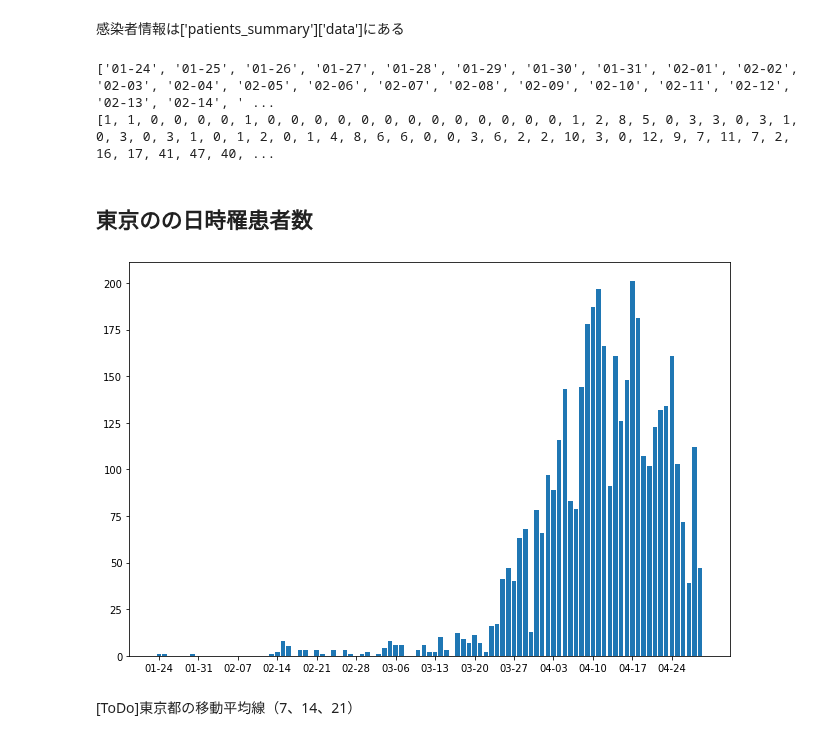
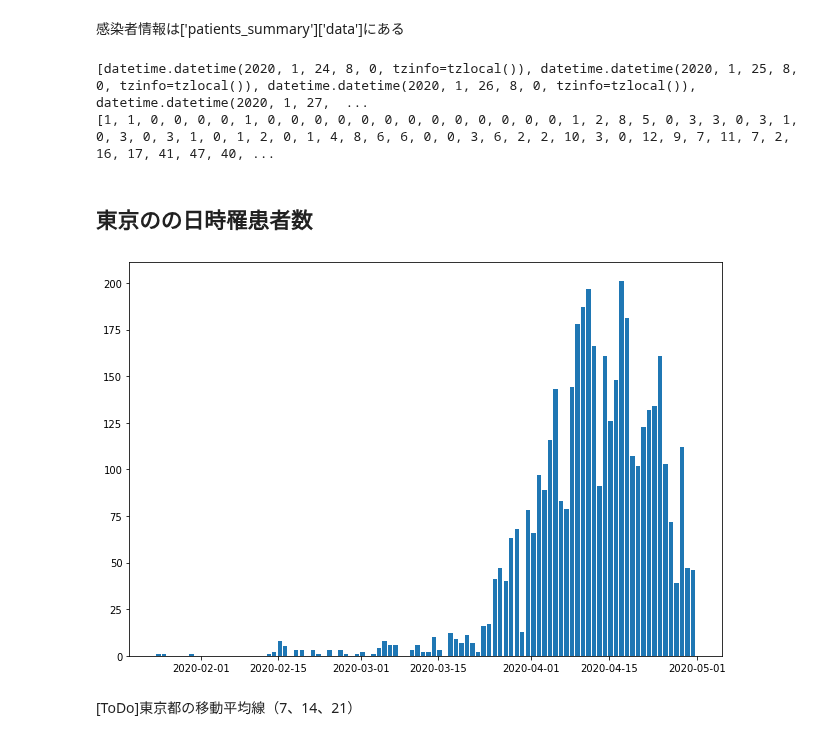
Before and after one commit to pekopeko1/covid-19, a Jupyter notebook: covid_19.ipynb, the cells around one changed output. Drawn from its saved outputs; the diff is of its cells as text; code cells hidden in the pictures.

```diff
--- a/covid_19.ipynb
+++ b/covid_19.ipynb
@@ -20,28 +20,28 @@ covid19_tokyo.json  100%[===================>]   1.15M  --.-KB/s    in 0.08s
 感染者情報は['patients_summary']['data']にある
 # %%
 import pandas as pd
+from dateutil.parser import parse
 data = pd.read_json('covid19_tokyo.json')
 date_data = []
 dc_data = []
 for i in range(len(data['patients_summary']['data'])):
-    date_data.append(data['patients_summary']['data'][i]['日付'][5:10])
+    date_data.append(parse(data['patients_summary']['data'][i]['日付']))
     dc_data.append(data['patients_summary']['data'][i]['小計'])
 print(date_data)
 print(dc_data)
 # %% [output]
-['01-24', '01-25', '01-26', '01-27', '01-28', '01-29', '01-30', '01-31', '02-01', '02-02', '02-03', '02-04', '02-05', '02-06', '02-07', '02-08', '02-09', '02-10', '02-11', '02-12', '02-13', '02-14', ' ...
+[datetime.datetime(2020, 1, 24, 8, 0, tzinfo=tzlocal()), datetime.datetime(2020, 1, 25, 8, 0, tzinfo=tzlocal()), datetime.datetime(2020, 1, 26, 8, 0, tzinfo=tzlocal()), datetime.datetime(2020, 1, 27,  ...
 [1, 1, 0, 0, 0, 0, 1, 0, 0, 0, 0, 0, 0, 0, 0, 0, 0, 0, 0, 0, 1, 2, 8, 5, 0, 3, 3, 0, 3, 1, 0, 3, 0, 3, 1, 0, 1, 2, 0, 1, 4, 8, 6, 6, 0, 0, 3, 6, 2, 2, 10, 3, 0, 12, 9, 7, 11, 7, 2, 16, 17, 41, 47, 40, ...
 # %% [markdown]
 ## 東京のの日時罹患者数
 # %%
 import matplotlib.pyplot as plt
+
 fig = plt.figure(figsize=(9,6))
 plt.bar(date_data, dc_data)
-ticks = 7
-plt.xticks(range(0, len(date_data), ticks), date_data[::ticks])
 fig.tight_layout()
 # %% [output]
-[figure, old version]
+[figure, new version]
 # %% [markdown]
 [ToDo]東京都の移動平均線（7、14、21）
 # %%
```
Also changed, not shown: parts of 6 cells of this notebook.
